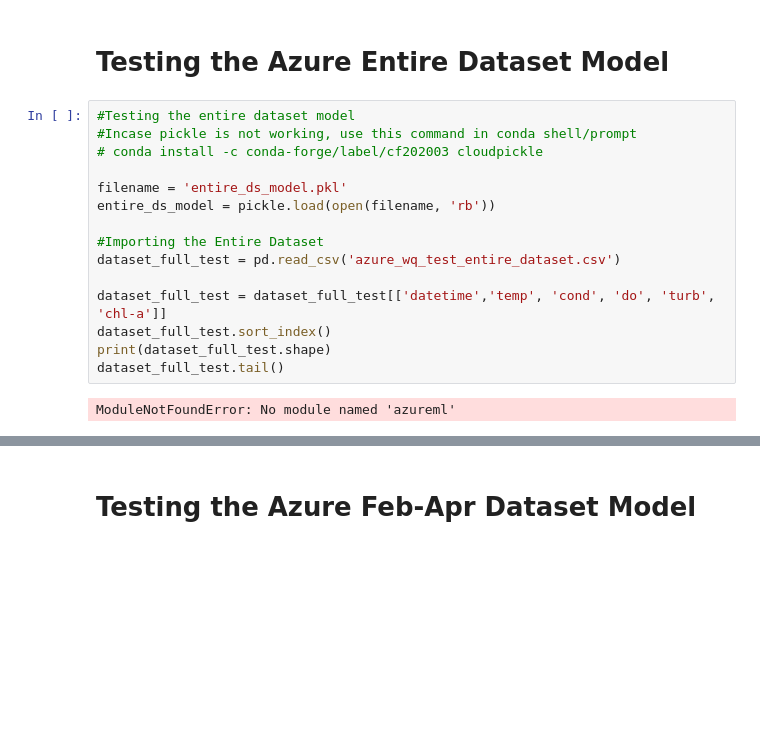
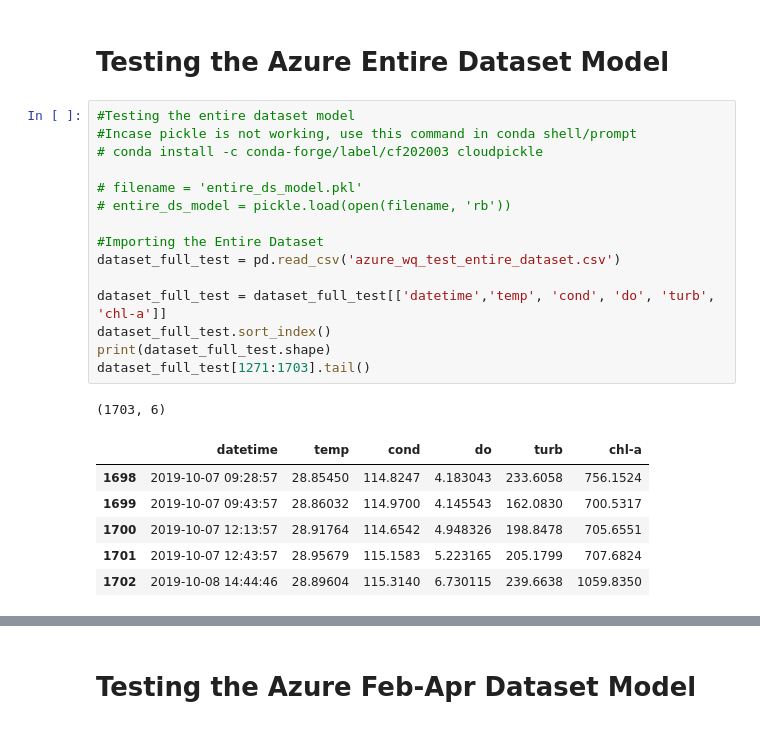
Before and after one commit to pollockDeVis/Chlorophyll-a-Soft-Sensor-for-Malaysia, a Jupyter notebook: 21_10_28_MLs/data_experiments_azure/Azure Data Prep-Test-Train.ipynb, the cells around one changed output, grey strips where cells are left out. Drawn from its saved outputs; the diff is of its cells as text; blank space fills up the shorter version.

```diff
--- a/21_10_28_MLs/data_experiments_azure/Azure Data Prep-Test-Train.ipynb
+++ b/21_10_28_MLs/data_experiments_azure/Azure Data Prep-Test-Train.ipynb
@@ -89,20 +89,26 @@ ax2 = test_dataset_feb_apr[param].plot.hist(bins=50, alpha=0.5)
 # %%
 #Testing the entire dataset model
 #Incase pickle is not working, use this command in conda shell/prompt
 # conda install -c conda-forge/label/cf202003 cloudpickle
 
-filename = 'entire_ds_model.pkl'
-entire_ds_model = pickle.load(open(filename, 'rb'))
+# filename = 'entire_ds_model.pkl'
+# entire_ds_model = pickle.load(open(filename, 'rb'))
 
 #Importing the Entire Dataset
 dataset_full_test = pd.read_csv('azure_wq_test_entire_dataset.csv')
 
 dataset_full_test = dataset_full_test[['datetime','temp', 'cond', 'do', 'turb', 'chl-a']]
 dataset_full_test.sort_index()
 print(dataset_full_test.shape)
-dataset_full_test.tail()
+dataset_full_test[1271:1703].tail()
 # %% [output]
-ModuleNotFoundError: No module named 'azureml'
+(1703, 6)
+|  | datetime | temp | cond | do | turb | chl-a |
+| 1698 | 2019-10-07 09:28:57 | 28.85450 | 114.8247 | 4.183043 | 233.6058 | 756.1524 |
+| 1699 | 2019-10-07 09:43:57 | 28.86032 | 114.9700 | 4.145543 | 162.0830 | 700.5317 |
+| 1700 | 2019-10-07 12:13:57 | 28.91764 | 114.6542 | 4.948326 | 198.8478 | 705.6551 |
+| 1701 | 2019-10-07 12:43:57 | 28.95679 | 115.1583 | 5.223165 | 205.1799 | 707.6824 |
+| 1702 | 2019-10-08 14:44:46 | 28.89604 | 115.3140 | 6.730115 | 239.6638 | 1059.8350 |
 # %%
 #Preparing Input & Output Features
 X = dataset_full_test[:]
```
Also changed, not shown: parts of 4 cells of this notebook, 16 other files.
